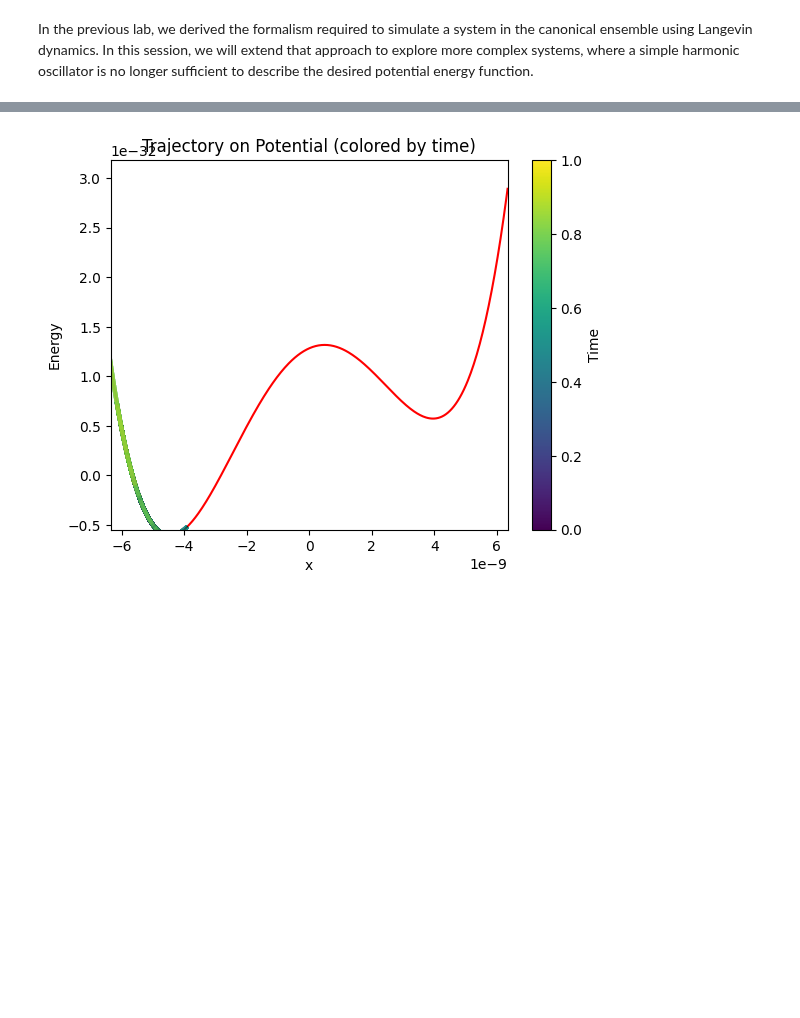
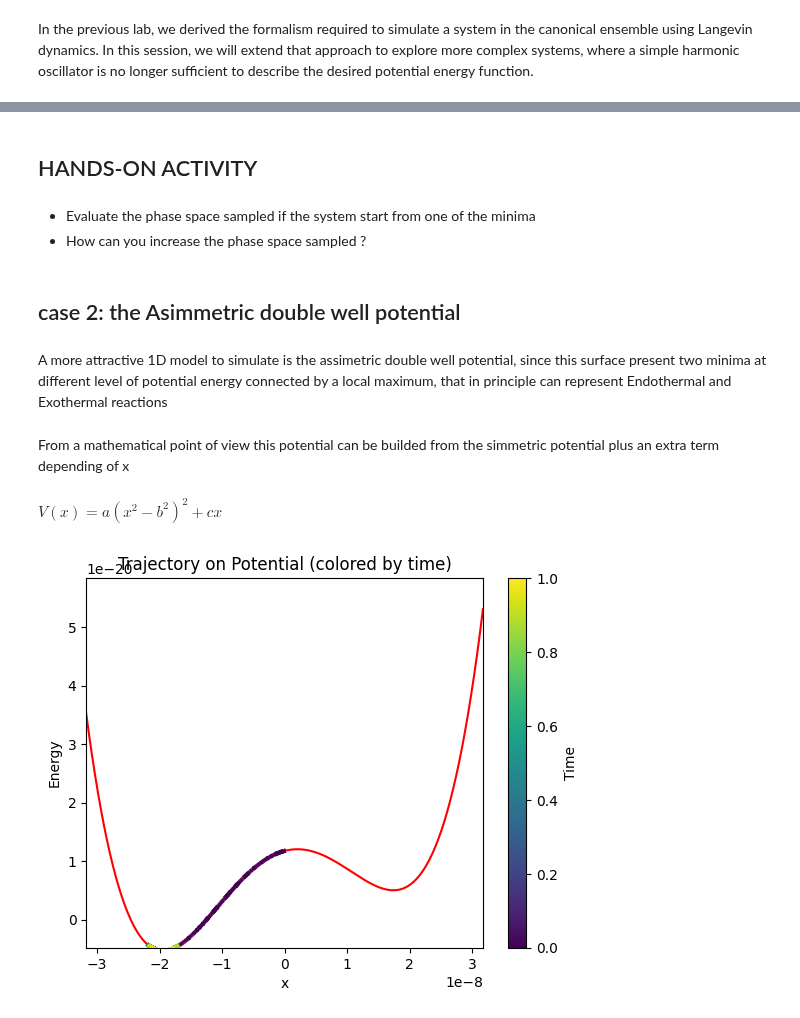
Before and after one commit to ccastilloo/ToyMD, a Jupyter notebook: lab3.ipynb, the cells around one changed output, grey strips where cells are left out. Cells and saved outputs as stored; diff of their text form; code cells hidden in the pictures; blank space fills up the shorter version.

```diff
--- a/lab3.ipynb
+++ b/lab3.ipynb
@@ -50,10 +46,23 @@ traj.plot_energy()
+# %% [markdown]
+## HANDS-ON ACTIVITY
+# %% [markdown]
+- Evaluate the phase space sampled if the system start from one of the minima
+- How can you increase the phase space sampled ?
+# %% [markdown]
+## case 2: the Asimmetric double well potential
+# %% [markdown]
+A more attractive 1D model to simulate is the assimetric double well potential, since this surface present two minima at different level of potential energy connected by a local maximum, that in principle can represent Endothermal and Exothermal reactions
+# %% [markdown]
+From a mathematical point of view this potential can be builded from the simmetric potential plus an extra term depending of x
+# %% [markdown]
+$V(x) = a (x^{2} - b^{2})^{2} + cx$
 # %%
-pot2 = create_potential("AsimmetricDoublewell", a=40, b=80*a0, c=0.0005*a0**2) # create potential object
+pot2 = create_potential("AsimmetricDoublewell", a=10e10, b=350*a0, c=10e7*a0**2) # create potential object
 # %%
-traj = Trajectory1D(potential=pot2, m=8*uma, dt=1e-15, steps=100000, x0=-80*a0, v0=0.0, integrator="langevin", gamma=1.0e12, T=100)
+traj = Trajectory1D(potential=pot2, m=10*uma, dt=1e-12, steps=100000, x0=0*a0, v0=0.0, integrator="langevin", gamma=1.0e12, T=10)
 # %%
 #Run the dynamic and analyze the plots
 traj.run()
-traj.plot_on_potential(xmin=-120*a0, xmax=120.0*a0)
+traj.plot_on_potential(xmin=-600*a0, xmax=600.0*a0)
 # %% [output]
-[figure, old version]
+[figure, new version]
```
Also changed, not shown: parts of 12 cells of this notebook.
